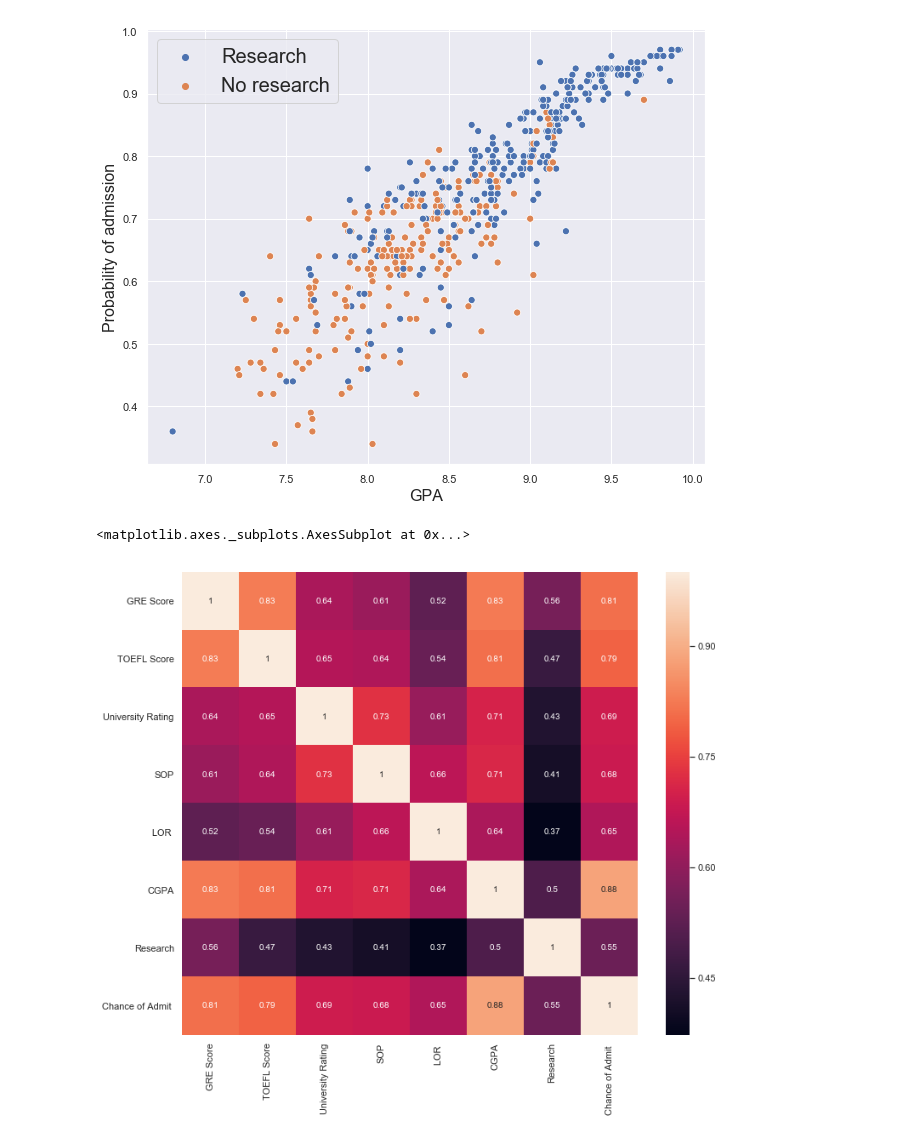
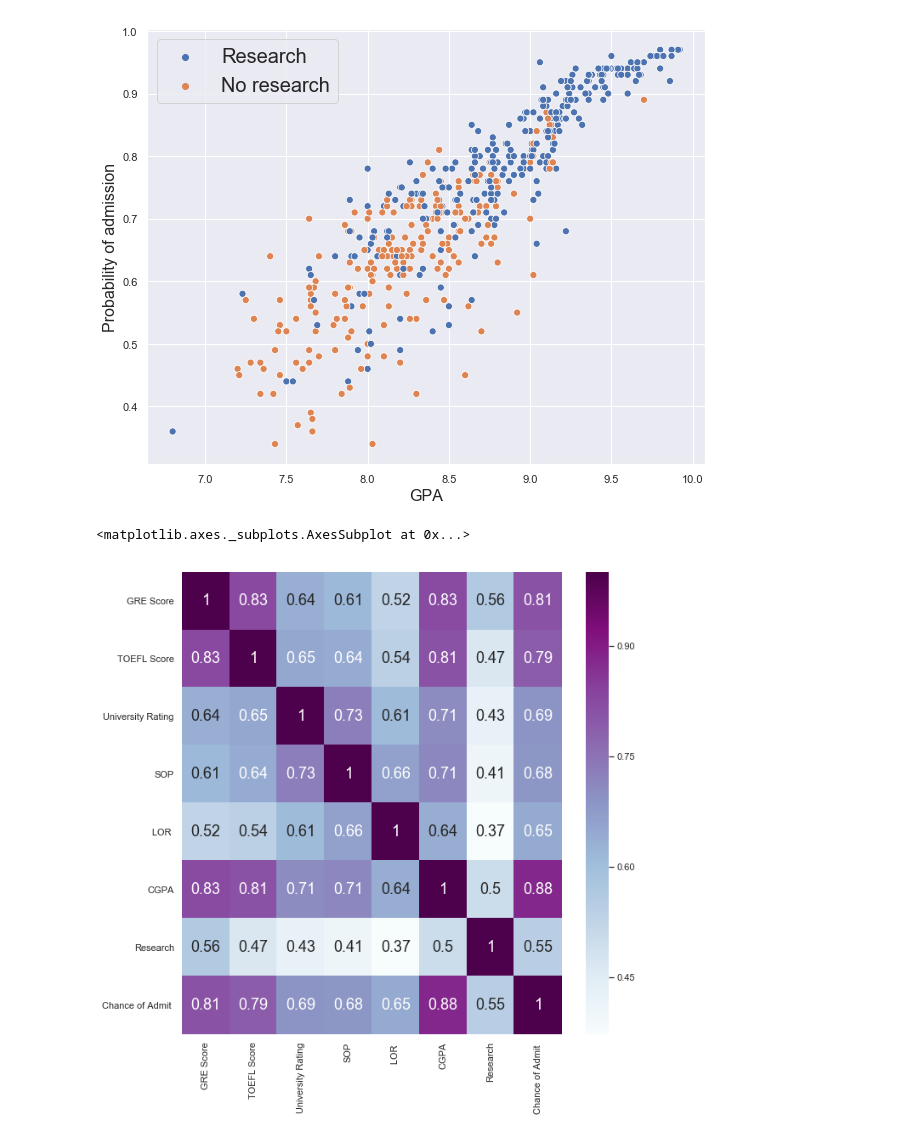
Before and after one commit to alexandruparaschiv/Kaggle-datasets, a Jupyter notebook: Graduate_Admissions/graduate_admissions.ipynb, the cells around one changed output. Saved outputs shown, nothing was run; the diff lists cells and outputs as text; code cells hidden in the pictures.

```diff
--- a/Graduate_Admissions/graduate_admissions.ipynb
+++ b/Graduate_Admissions/graduate_admissions.ipynb
@@ -116,12 +111,12 @@ plt.show()
 # %%
 """ The correlation plot show a high correlation between most features.
 That is to be expected as stronger students will generally test better across
 different exams (TOEFL, GRE) and they will also achieve a higher GPA. Interestingly,
-research has the least correlation with the chance of being admitted. """
+research has the lowest correlation with the chance of being admitted. """
 
-plt.figure(figsize=(12,10))
-sns.heatmap(df.corr(),annot=True)
+plt.figure(figsize=(10,10))
+sns.heatmap(df.corr(),annot=True,annot_kws={"size": 18},cmap='BuPu')
 # %% [output]
 <matplotlib.axes._subplots.AxesSubplot at 0x...>
-[figure, old version]
+[figure, new version]
 # %%
```
Also changed, not shown: parts of 36 cells of this notebook.
